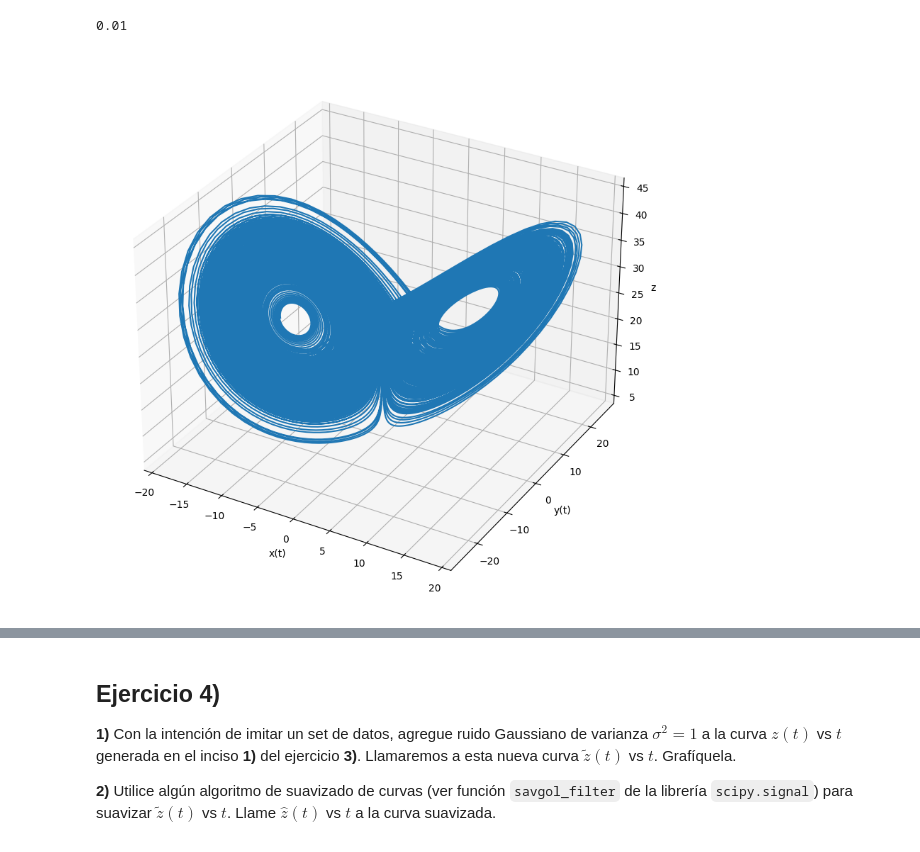
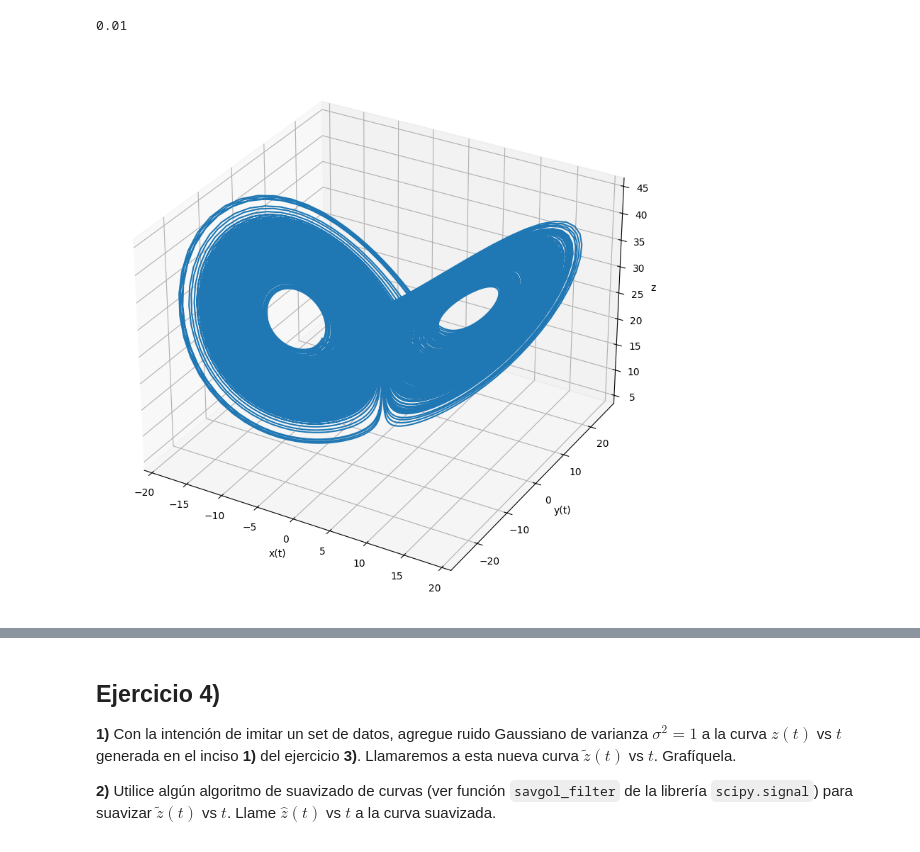
Before and after one commit to AdolfoBanchio/Redes-neuronales-2024, a Jupyter notebook: guias_ejercicios/redes_neuronales_2024_guia_6.ipynb, the cells around one changed output, grey strips where cells are left out. Saved outputs shown, nothing was run; the diff lists cells and outputs as text; code cells hidden in the pictures.

```diff
--- a/guias_ejercicios/redes_neuronales_2024_guia_6.ipynb
+++ b/guias_ejercicios/redes_neuronales_2024_guia_6.ipynb
@@ -232,11 +232,11 @@ t_4, w_4 = integrador_ode(rk4,f_2,xa,t_i,t_f,k,p_3)
 # %%
 fig = plt.figure(figsize=(10, 10))
 ax = fig.add_subplot(111, projection='3d')
-ax.plot(w_4[0,400:],w_4[1,400:],w_4[2,400:])
+ax.plot(w_4[0,1000:],w_4[1,1000:],w_4[2,1000:])
 ax.set_xlabel('x(t)')
 ax.set_ylabel('y(t)')
 ax.set_zlabel('z(t)')
 
 plt.show()
 # %% [output]
-[figure, old version]
+[figure, new version]
```
Also changed, not shown: parts of 2 cells of this notebook.
